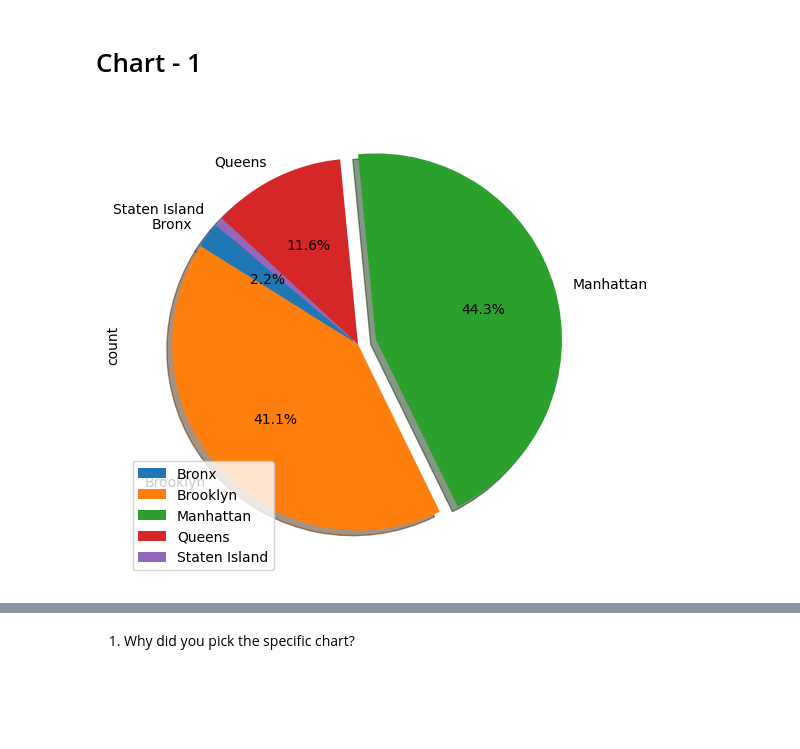
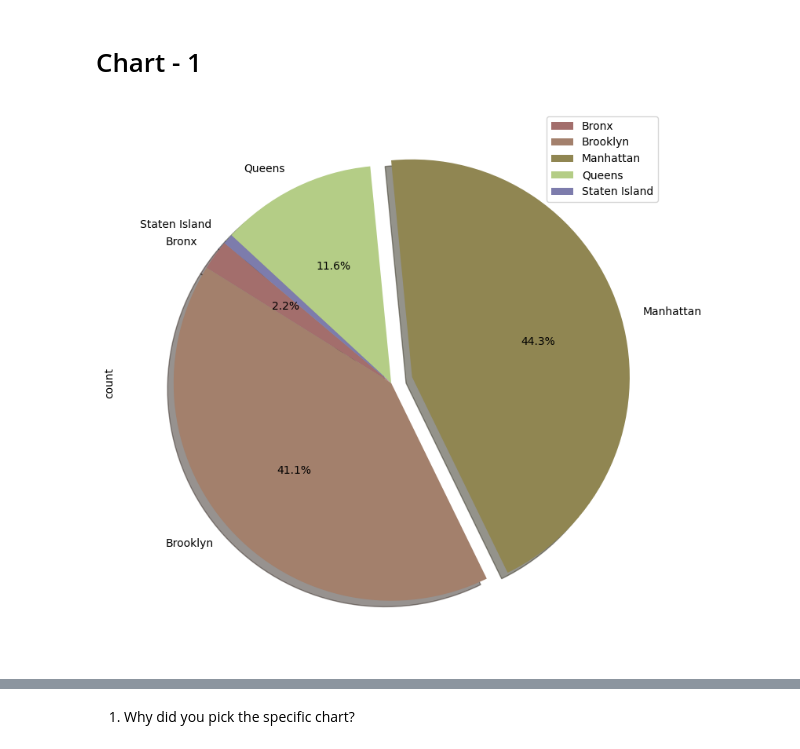
Before and after one commit to Jit562/EDA_AIRBNB_NYC_2019_Data_Analysis, a Jupyter notebook: EDA_AIRBNB_NYC_2019.ipynb, the cells around one changed output, grey strips where cells are left out. Cells and saved outputs as stored; diff of their text form; code cells hidden in the pictures; blank space fills up the shorter version.

```diff
--- a/EDA_AIRBNB_NYC_2019.ipynb
+++ b/EDA_AIRBNB_NYC_2019.ipynb
@@ -516,3 +712,0 @@ df.sort_values(by=['network','month','item','date'], ascending=True)
-# %%
-#find the item of network uses in duration
-df1 = df.sort_values(["network"],ascending=False).groupby(["network","item"]).agg({"duration":sum,})
@@ -535,19 +983,21 @@ Answer Here.
 # %% [markdown]
 # Chart - 1
 # %%
-plt.rcParams['figure.figsize'] = (6,8) # increase the Chart size
+plt.rcParams['figure.figsize'] = (9,9) # increase the Chart size
 
 explode = (0, 0, 0.1, 0, 0) # show the 3d chart
+
+colors = ['#A36E6C','#A3806C','#908652','#B4CD86','#7D7CAC']  # colors difiend
 
 def my_autopct(pct): # Remove overlap in the chart values
     return '{:.1f}%'.format(pct) if pct > 1 else ''
 
-df1.plot(kind='pie', shadow = True, autopct=my_autopct, explode=explode , startangle=140, subplots=True)
+df1.plot(kind='pie', shadow = True, autopct=my_autopct, explode=explode , startangle=140, subplots=True, colors = colors)
 
 #plt.axis('equal')
 
 plt.show()
 # %% [output]
-[figure, old version]
+[figure, new version]
 # %%
 # Chart - 1 visualization code
```
Also changed, not shown: parts of 58 cells of this notebook.
